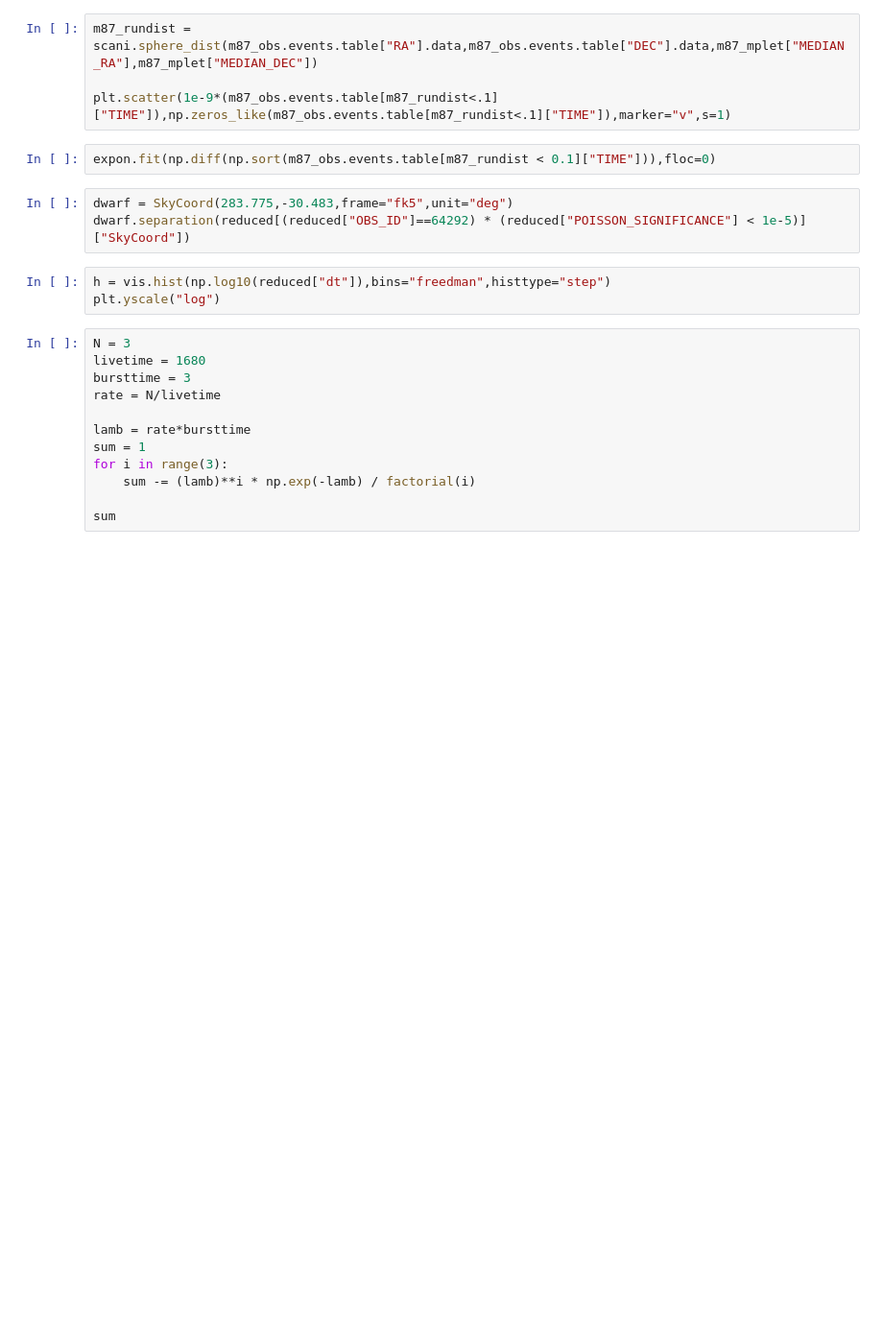
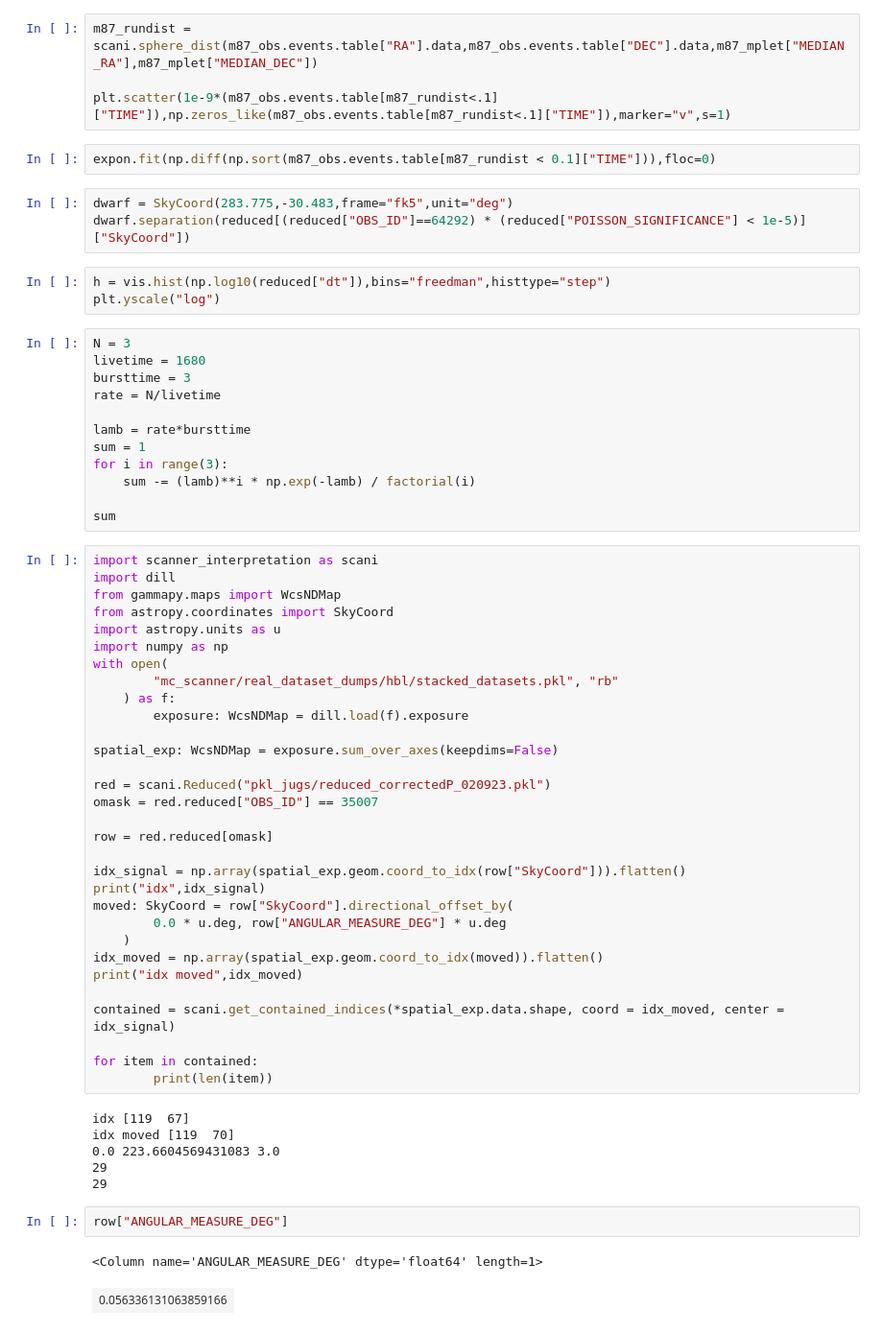
Before and after one commit to annanayjaitly/gamma_transients, a Jupyter notebook: testing/significance.ipynb, the cells around one changed output. Shown at 96% size. Cells and saved outputs as stored; diff of their text form; blank space fills up the shorter version.

```diff
--- a/testing/significance.ipynb
+++ b/testing/significance.ipynb
@@ -138,3 +173,45 @@ for i in range(3):
     sum -= (lamb)**i * np.exp(-lamb) / factorial(i)
 
 sum
+# %%
+import scanner_interpretation as scani
+import dill
+from gammapy.maps import WcsNDMap
+from astropy.coordinates import SkyCoord
+import astropy.units as u
+import numpy as np
+with open(
+        "mc_scanner/real_dataset_dumps/hbl/stacked_datasets.pkl", "rb"
+    ) as f:
+        exposure: WcsNDMap = dill.load(f).exposure
+
+spatial_exp: WcsNDMap = exposure.sum_over_axes(keepdims=False)
+
+red = scani.Reduced("pkl_jugs/reduced_correctedP_020923.pkl")
+omask = red.reduced["OBS_ID"] == 35007
+
+row = red.reduced[omask]
+
+idx_signal = np.array(spatial_exp.geom.coord_to_idx(row["SkyCoord"])).flatten()
+print("idx",idx_signal)
+moved: SkyCoord = row["SkyCoord"].directional_offset_by(
+        0.0 * u.deg, row["ANGULAR_MEASURE_DEG"] * u.deg
+    )
+idx_moved = np.array(spatial_exp.geom.coord_to_idx(moved)).flatten()
+print("idx moved",idx_moved)
+
+contained = scani.get_contained_indices(*spatial_exp.data.shape, coord = idx_moved, center = idx_signal)
+
+for item in contained:
+        print(len(item))
+# %% [output]
+idx [119  67]
+idx moved [119  70]
+0.0 223.6604569431083 3.0
+29
+29
+# %%
+row["ANGULAR_MEASURE_DEG"]
+# %% [output]
+<Column name='ANGULAR_MEASURE_DEG' dtype='float64' length=1>
+| 0.056336131063859166 |
```
Also changed, not shown: parts of 10 cells of this notebook, 8 other files.
